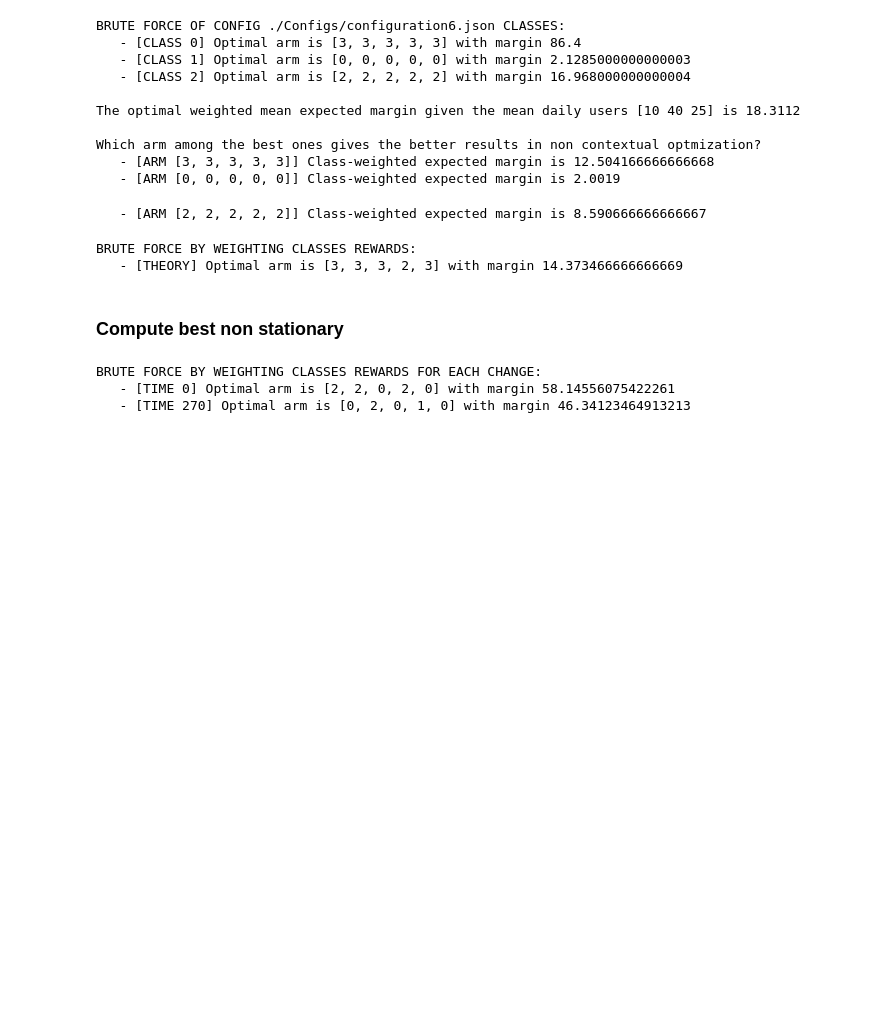
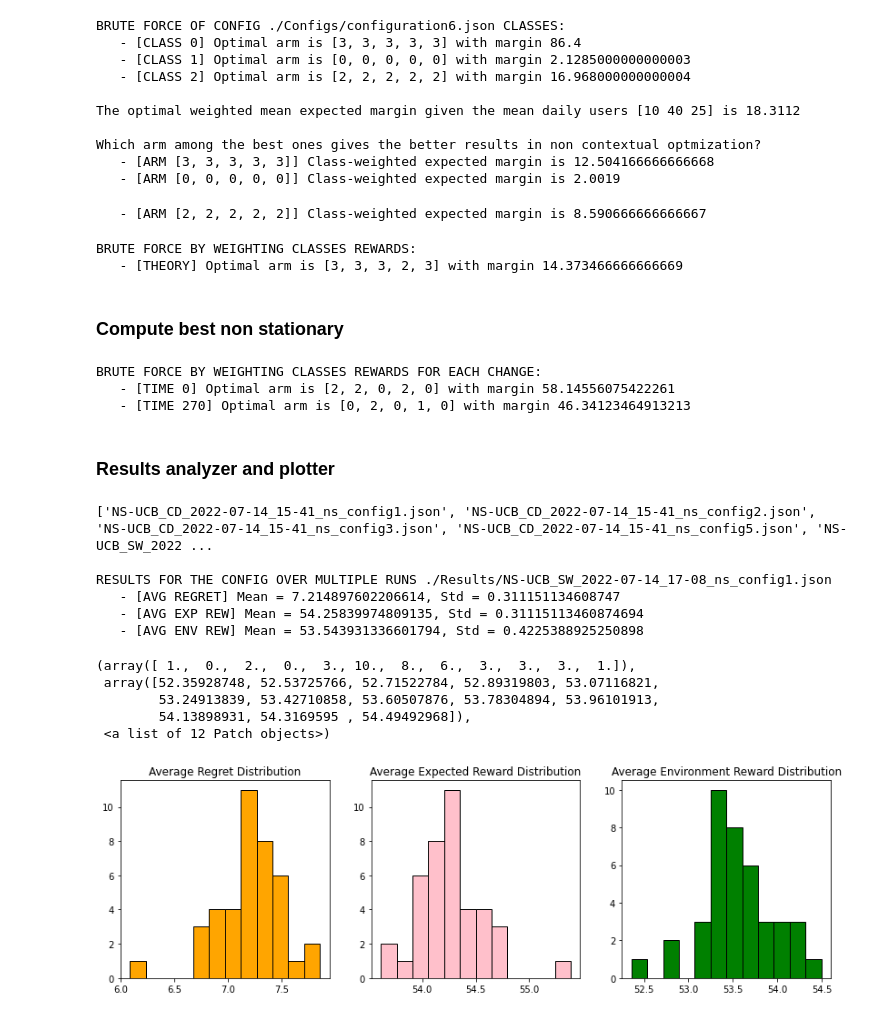
Before and after one commit to alemolteni/team4_projectOLA, a Jupyter notebook: Utilities.ipynb, the cells around one changed output. Drawn from its saved outputs; the diff is of its cells as text; code cells hidden in the pictures; blank space fills up the shorter version.

Commit message:
Added tool for seeing the results file

```diff
--- a/Utilities.ipynb
+++ b/Utilities.ipynb
@@ -837,3 +837,61 @@ for time in opt_time_start:
 BRUTE FORCE BY WEIGHTING CLASSES REWARDS FOR EACH CHANGE:
    - [TIME 0] Optimal arm is [2, 2, 0, 2, 0] with margin 58.14556075422261
    - [TIME 270] Optimal arm is [0, 2, 0, 1, 0] with margin 46.34123464913213
+# %% [markdown]
+### Results analyzer and plotter
+# %%
+import json
+from Environment import Environment
+import numpy as np
+from tqdm import tqdm
+from IPython.display import clear_output
+import matplotlib.pyplot as plt
+import numpy as np
+
+from os import listdir
+from os.path import isfile, join
+onlyfiles = [f for f in listdir("./Results/") if isfile(join("./Results/", f))]
+print(onlyfiles)
+print("")
+
+# ==== PARAMETERS TO CHANGE ====
+RESULT_PATH = './Results/NS-UCB_SW_2022-07-14_17-08_ns_config1.json'
+bins = 12
+# ==============================
+
+
+f = open(RESULT_PATH)
+results = json.load(f)
+f.close()
+
+
+# matplotlib histogram
+print("RESULTS FOR THE CONFIG OVER MULTIPLE RUNS {}".format(RESULT_PATH))
+avgReg = np.array(results["averageRegrets"])
+print("   - [AVG REGRET] Mean = {}, Std = {}".format(avgReg.mean(), avgReg.std()))
+avgExpRew = np.array(results["averageExpectedRewards"])
+print("   - [AVG EXP REW] Mean = {}, Std = {}".format(avgExpRew.mean(), avgExpRew.std()))
+avgEnvRew = np.array(results["averageEnvRewards"])
+print("   - [AVG ENV REW] Mean = {}, Std = {}".format(avgEnvRew.mean(), avgEnvRew.std()))
+
+fig, axes = plt.subplots(ncols=3, nrows=1, sharex=False, figsize=(14,4))
+
+axes[0].set_title("Average Regret Distribution")
+axes[0].hist(results["averageRegrets"], color = 'orange', edgecolor = 'black', bins = bins)
+axes[1].set_title("Average Expected Reward Distribution")
+axes[1].hist(results["averageExpectedRewards"], color = 'pink', edgecolor = 'black', bins = bins)
+axes[2].set_title("Average Environment Reward Distribution")
+axes[2].hist(results["averageEnvRewards"], color = 'green', edgecolor = 'black', bins = bins)
+# %% [output]
+['NS-UCB_CD_2022-07-14_15-41_ns_config1.json', 'NS-UCB_CD_2022-07-14_15-41_ns_config2.json', 'NS-UCB_CD_2022-07-14_15-41_ns_config3.json', 'NS-UCB_CD_2022-07-14_15-41_ns_config5.json', 'NS-UCB_SW_2022 ...
+
+RESULTS FOR THE CONFIG OVER MULTIPLE RUNS ./Results/NS-UCB_SW_2022-07-14_17-08_ns_config1.json
+   - [AVG REGRET] Mean = 7.214897602206614, Std = 0.311151134608747
+   - [AVG EXP REW] Mean = 54.25839974809135, Std = 0.31115113460874694
+   - [AVG ENV REW] Mean = 53.543931336601794, Std = 0.4225388925250898
+(array([ 1.,  0.,  2.,  0.,  3., 10.,  8.,  6.,  3.,  3.,  3.,  1.]),
+ array([52.35928748, 52.53725766, 52.71522784, 52.89319803, 53.07116821,
+        53.24913839, 53.42710858, 53.60507876, 53.78304894, 53.96101913,
+        54.13898931, 54.3169595 , 54.49492968]),
+ <a list of 12 Patch objects>)
+[figure, added]
```
